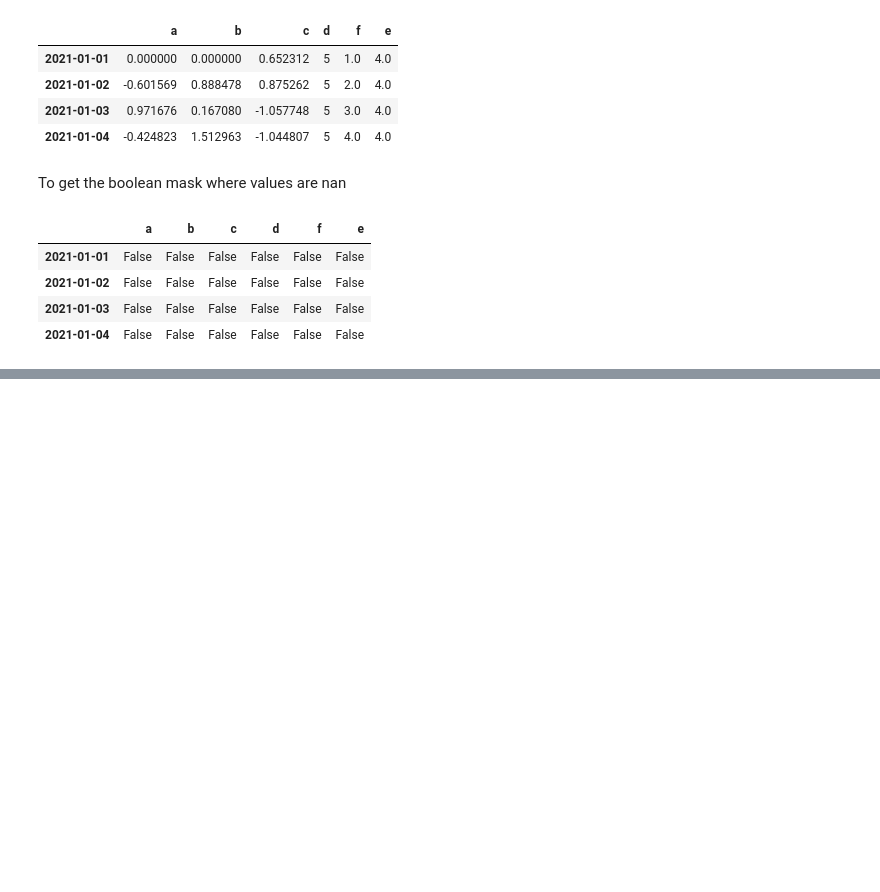
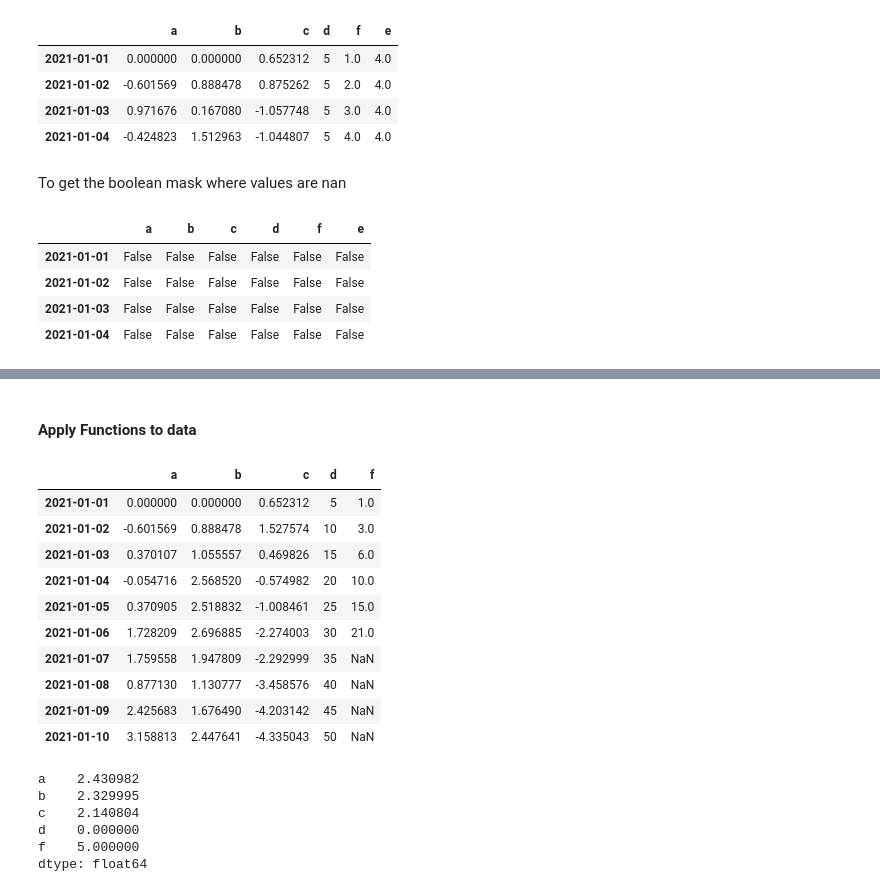
Before and after one commit to ycyusufcan/self_study, a Jupyter notebook: pandas_exercise.ipynb, the cells around one changed output, grey strips where cells are left out. Cells and saved outputs as stored; diff of their text form; code cells hidden in the pictures; blank space fills up the shorter version.

```diff
--- a/pandas_exercise.ipynb
+++ b/pandas_exercise.ipynb
@@ -531,0 +609,25 @@ pd.isnull(df1)
+# %% [markdown]
+#### Apply Functions to data
+# %%
+df.apply(np.cumsum)
+# %% [output]
+|  | a | b | c | d | f |
+| 2021-01-01 | 0.000000 | 0.000000 | 0.652312 | 5 | 1.0 |
+| 2021-01-02 | -0.601569 | 0.888478 | 1.527574 | 10 | 3.0 |
+| 2021-01-03 | 0.370107 | 1.055557 | 0.469826 | 15 | 6.0 |
+| 2021-01-04 | -0.054716 | 2.568520 | -0.574982 | 20 | 10.0 |
+| 2021-01-05 | 0.370905 | 2.518832 | -1.008461 | 25 | 15.0 |
+| 2021-01-06 | 1.728209 | 2.696885 | -2.274003 | 30 | 21.0 |
+| 2021-01-07 | 1.759558 | 1.947809 | -2.292999 | 35 | NaN |
+| 2021-01-08 | 0.877130 | 1.130777 | -3.458576 | 40 | NaN |
+| 2021-01-09 | 2.425683 | 1.676490 | -4.203142 | 45 | NaN |
+| 2021-01-10 | 3.158813 | 2.447641 | -4.335043 | 50 | NaN |
+# %%
+df.apply(lambda x: x.max() - x.min())
+# %% [output]
+a    2.430982
+b    2.329995
+c    2.140804
+d    0.000000
+f    5.000000
+dtype: float64
```
Also changed, not shown: parts of 8 cells of this notebook.
